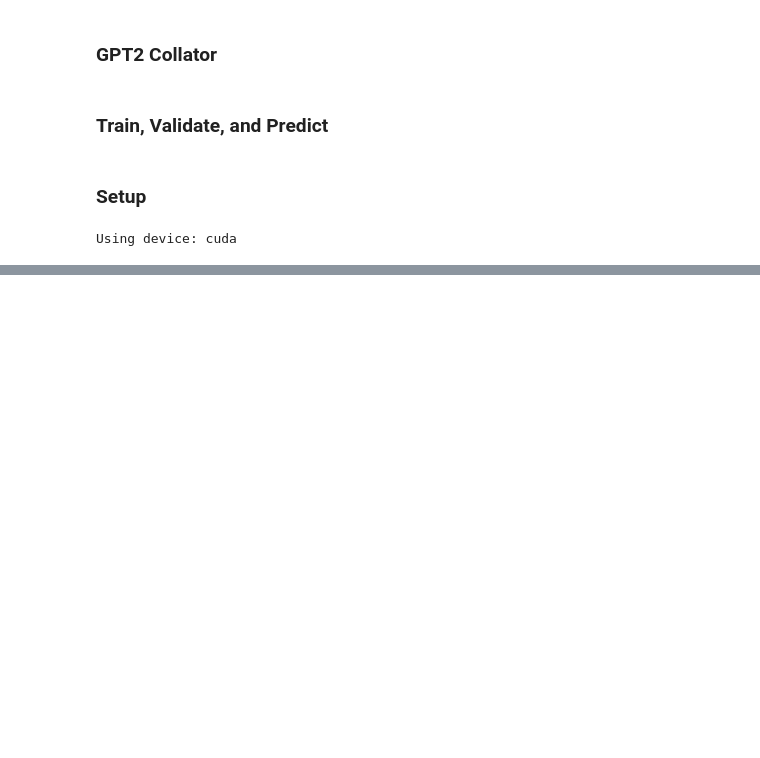
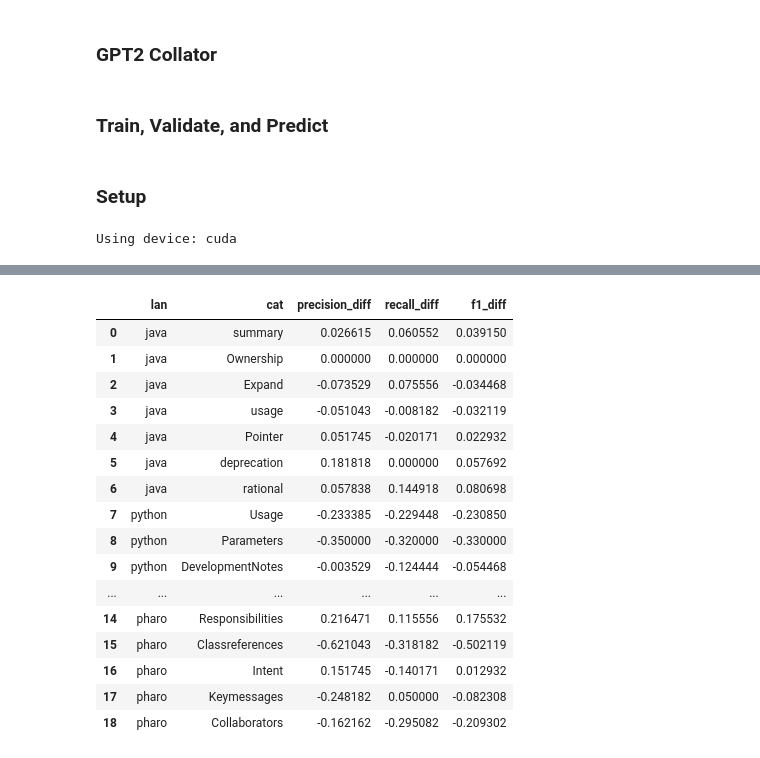
Before and after one commit to VegeoStudios/CS440-Final, a Jupyter notebook: Workshop-Erik-2.ipynb, the cells around one changed output, grey strips where cells are left out. Drawn from its saved outputs; the diff is of its cells as text; code cells hidden in the pictures; blank space fills up the shorter version.

```diff
--- a/Workshop-Erik-2.ipynb
+++ b/Workshop-Erik-2.ipynb
@@ -377,0 +525,46 @@ def build_model(lang, save=False, optimizer='AdamW', learning_rate=5e-5, num_epo
+# %%
+# Compare with baseline results summary
+# load baseline results
+baseline_results = pd.read_csv('baseline_results_summary.csv')
+
+# Get difference from baseline
+def get_diff_df(baseline_df, eval_df):
+    diff_df = eval_df.copy()
+    diff_df['baseline_precision'] = baseline_df['precision']
+    diff_df['baseline_recall'] = baseline_df['recall']
+    diff_df['baseline_f1'] = baseline_df['f1']
+    diff_df['precision_diff'] = diff_df['precision'].astype(float) - diff_df['baseline_precision'].astype(float)
+    diff_df['recall_diff'] = diff_df['recall'].astype(float) - diff_df['baseline_recall'].astype(float)
+    diff_df['f1_diff'] = diff_df['f1'].astype(float) - diff_df['baseline_f1'].astype(float)
+    # delete all but diff columns
+    diff_df = diff_df[['lan', 'cat', 'precision_diff', 'recall_diff', 'f1_diff']]
+    diff_df = diff_df.reset_index(drop=True)
+    return diff_df
+
+diff_df = get_diff_df(baseline_results, combined_df)
+# style dataframe to make cells green if positive, red if negative
+def highlight_diff(val):
+    if val < 0:
+        return 'background-color: red'
+    else:
+        return ''
+
+diff_df.style.applymap(highlight_diff, subset=['precision_diff', 'recall_diff', 'f1_diff'])
+# %% [output]
+|  | lan | cat | precision_diff | recall_diff | f1_diff |
+| 0 | java | summary | 0.026615 | 0.060552 | 0.039150 |
+| 1 | java | Ownership | 0.000000 | 0.000000 | 0.000000 |
+| 2 | java | Expand | -0.073529 | 0.075556 | -0.034468 |
+| 3 | java | usage | -0.051043 | -0.008182 | -0.032119 |
+| 4 | java | Pointer | 0.051745 | -0.020171 | 0.022932 |
+| 5 | java | deprecation | 0.181818 | 0.000000 | 0.057692 |
+| 6 | java | rational | 0.057838 | 0.144918 | 0.080698 |
+| 7 | python | Usage | -0.233385 | -0.229448 | -0.230850 |
+| 8 | python | Parameters | -0.350000 | -0.320000 | -0.330000 |
+| 9 | python | DevelopmentNotes | -0.003529 | -0.124444 | -0.054468 |
+| ... | ... | ... | ... | ... | ... |
+| 14 | pharo | Responsibilities | 0.216471 | 0.115556 | 0.175532 |
+| 15 | pharo | Classreferences | -0.621043 | -0.318182 | -0.502119 |
+| 16 | pharo | Intent | 0.151745 | -0.140171 | 0.012932 |
+| 17 | pharo | Keymessages | -0.248182 | 0.050000 | -0.082308 |
+| 18 | pharo | Collaborators | -0.162162 | -0.295082 | -0.209302 |
```
Also changed, not shown: parts of 23 cells of this notebook, 3 other files.
